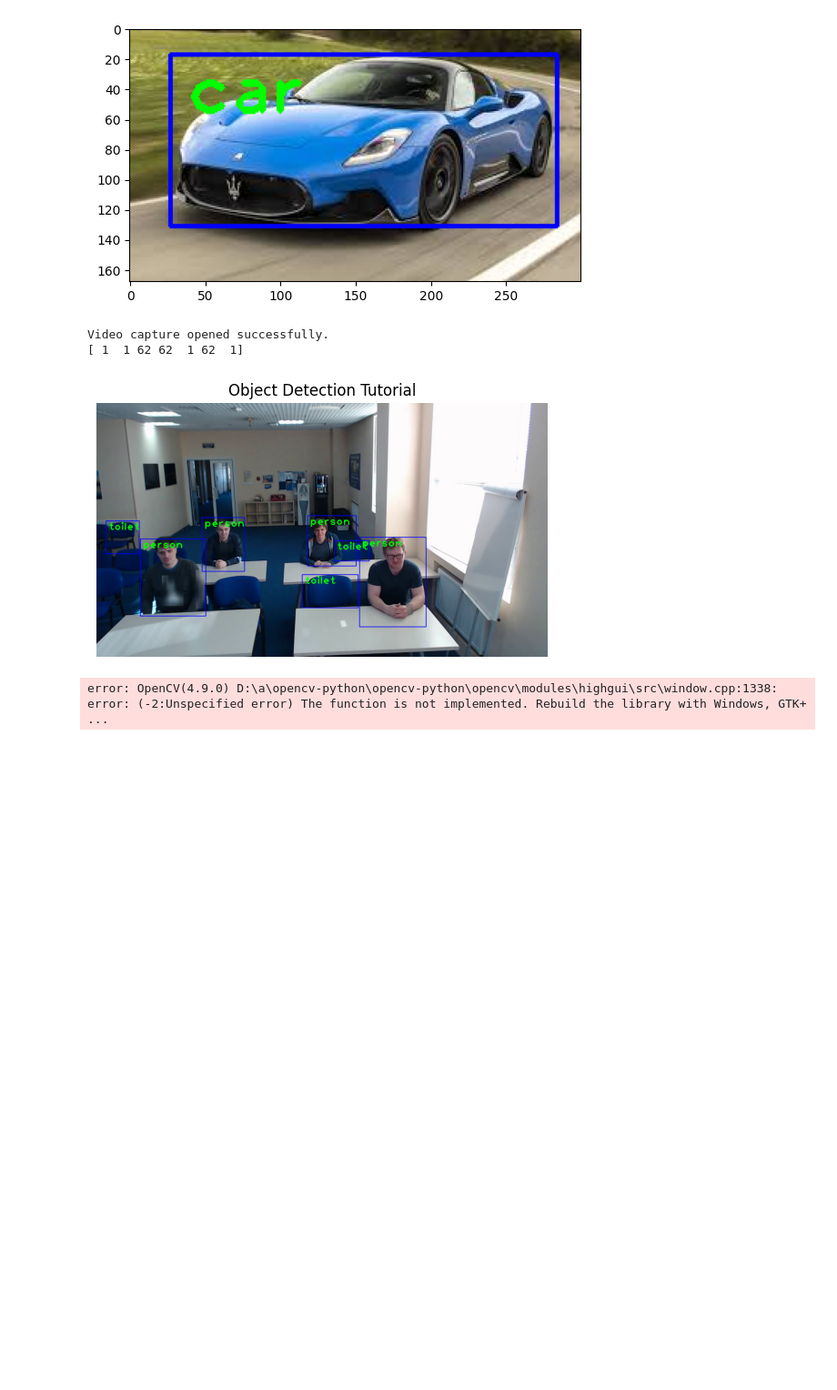
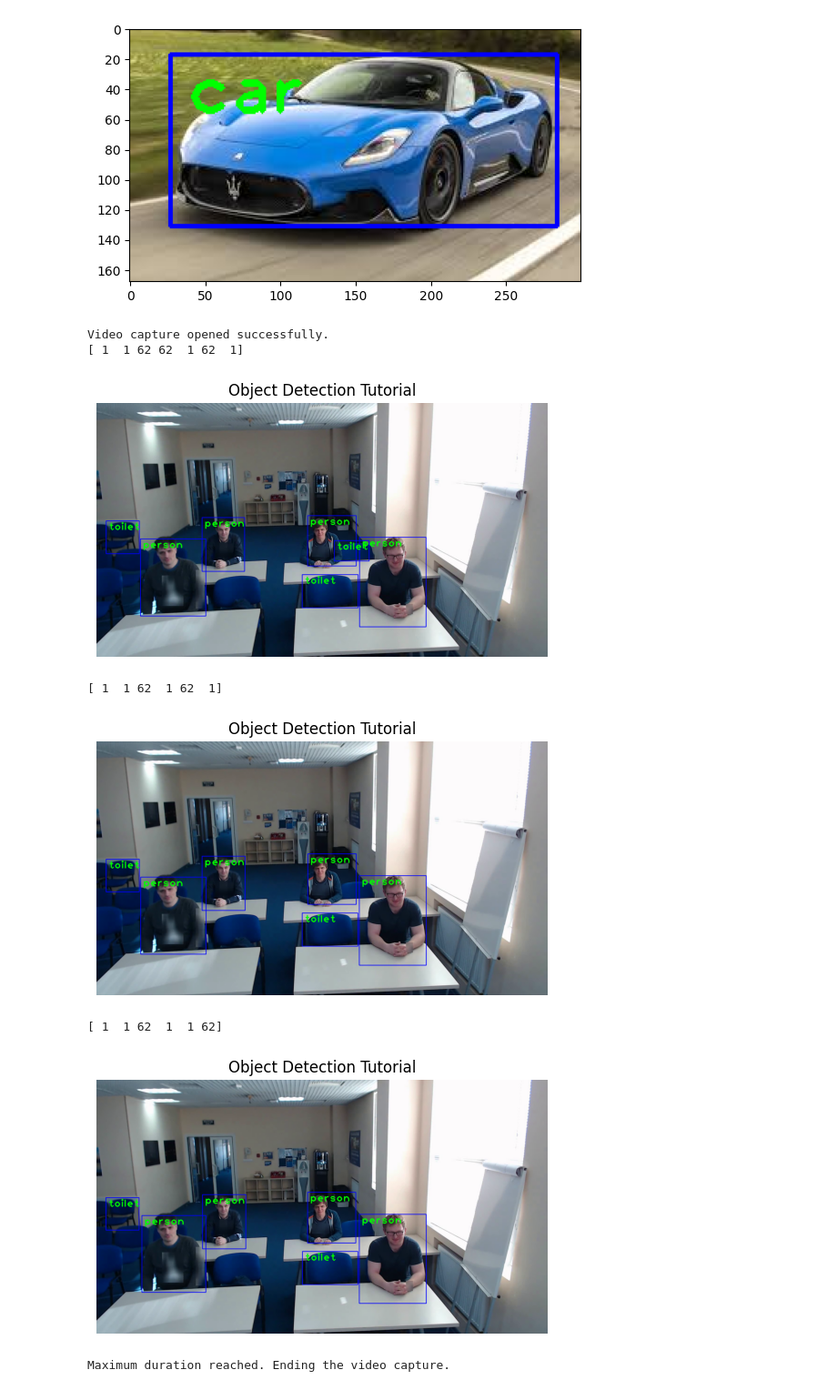
Before and after one commit to Vijay-2003/Object-Detection, a Jupyter notebook: main.ipynb, the cells around one changed output. Shown at 91% size. Saved outputs shown, nothing was run; the diff lists cells and outputs as text; code cells hidden in the pictures; blank space fills up the shorter version.

```diff
--- a/main.ipynb
+++ b/main.ipynb
@@ -71,7 +71,7 @@ print("Video capture opened successfully.")
 font_scale = 3
 font = cv2.FONT_HERSHEY_PLAIN
 
-max_duration = 30
+max_duration = 2
 start_time = time.time()
 
 while True:
@@ -97,8 +97,8 @@ while True:
     plt.axis('off')
     plt.show()
 
-    if cv2.waitKey(2) & 0xFF == ord('q'):
-        break
+    # if cv2.waitKey(2) & 0xFF == ord('q'):
+    #     break
 
     if time.time() - start_time > max_duration:
         print("Maximum duration reached. Ending the video capture.")
@@ -126,31 +126,35 @@ cv2.destroyAllWindows()
 
 # while True:
 #     ret, frame = cap.read()
 #     if not ret:
 #         break
 
 #     ClassIndex, confidece, bbox = model.detect(frame,confThreshold=0.55)
 
 #     print(ClassIndex)
 #     if(len(ClassIndex) != 0):
 #         for ClassInd, conf, boxes in zip(ClassIndex.flatten(), confidece.flatten(), bbox):
 #           if(ClassInd<=80):
 #             cv2.rectangle(frame, boxes, (255, 0, 0), 2)
 #             cv2.putText(frame, classlabels[ClassInd-1], (boxes[0]+10, boxes[1]+40), font, fontScale=font_scale, color=(0, 255, 0), thickness=3)
 
 #     cv2.imshow('Object Detection Tutorial', frame)
 
 #     if cv2.waitKey(2) & 0xFF == ord('q'):
 #         break
 
 #     if time.time() - start_time > max_duration:
 #         print("Maximum duration reached. Ending the video capture.")
 #         break
 
 # cap.release()
 # cv2.destroyAllWindows()
 # %% [output]
 Video capture opened successfully.
 [ 1  1 62 62  1 62  1]
 [figure]
-error: OpenCV(4.9.0) D:\a\opencv-python\opencv-python\opencv\modules\highgui\src\window.cpp:1338: error: (-2:Unspecified error) The function is not implemented. Rebuild the library with Windows, GTK+  ...
+[ 1  1 62  1 62  1]
+[figure, added]
+[ 1  1 62  1  1 62]
+[figure, added]
+Maximum duration reached. Ending the video capture.
```
Also changed, not shown: parts of 2 cells of this notebook, 1 other file.
